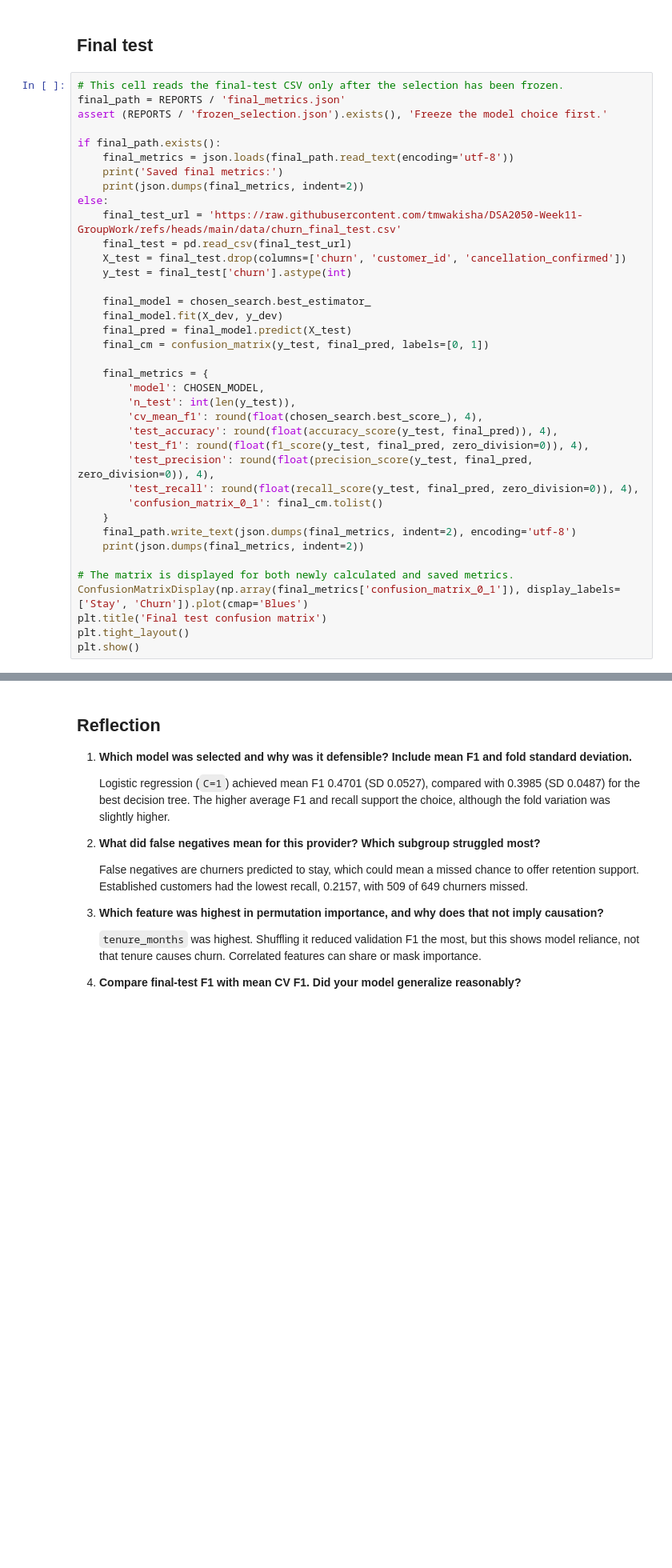
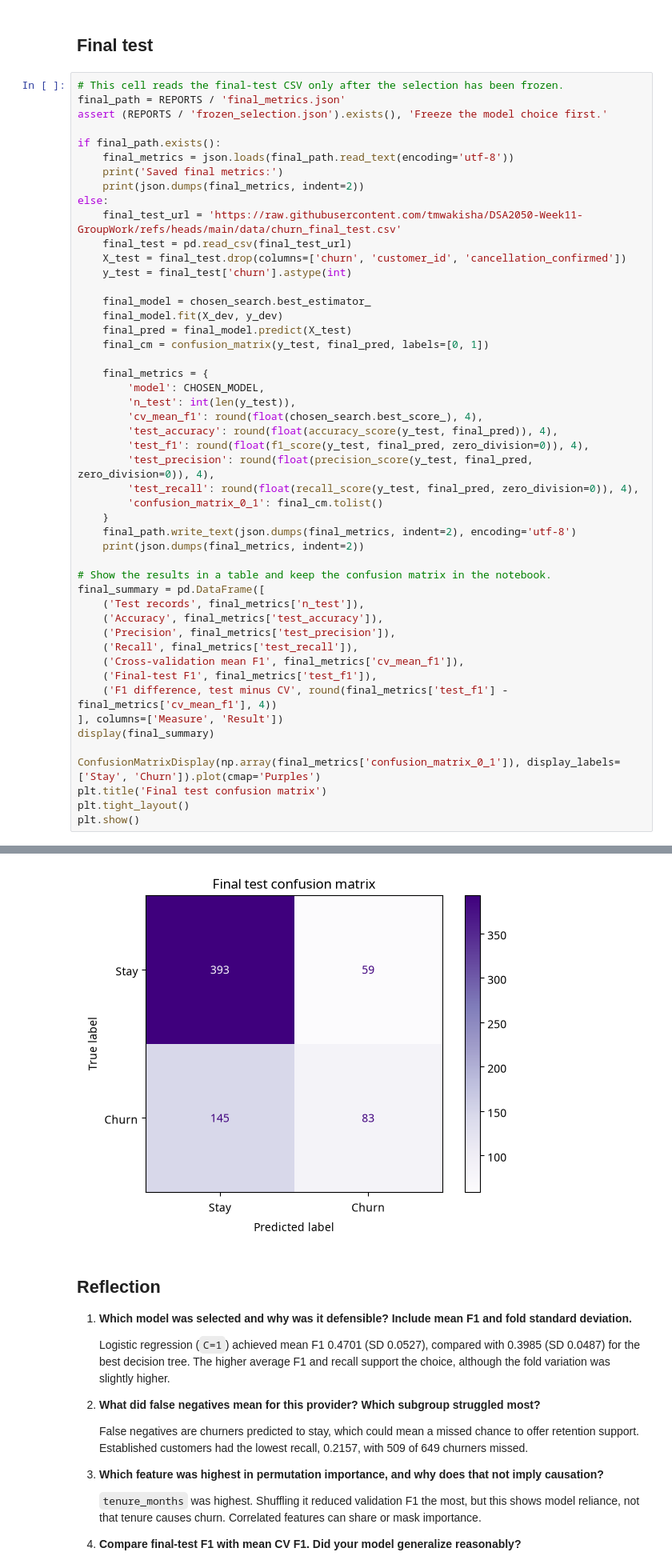
Before and after one commit to tmwakisha/DSA2050-Week11-GroupWork, a Jupyter notebook: notebooks/Week 11 Model Selection Lab.ipynb, the cells around one changed output, grey strips where cells are left out. Shown at 80% size. Saved outputs shown, nothing was run; the diff lists cells and outputs as text; blank space fills up the shorter version.

```diff
--- a/notebooks/Week 11 Model Selection Lab.ipynb
+++ b/notebooks/Week 11 Model Selection Lab.ipynb
@@ -370,8 +370,20 @@ else:
     final_path.write_text(json.dumps(final_metrics, indent=2), encoding='utf-8')
     print(json.dumps(final_metrics, indent=2))
 
-# The matrix is displayed for both newly calculated and saved metrics.
-ConfusionMatrixDisplay(np.array(final_metrics['confusion_matrix_0_1']), display_labels=['Stay', 'Churn']).plot(cmap='Blues')
+# Show the results in a table and keep the confusion matrix in the notebook.
+final_summary = pd.DataFrame([
+    ('Test records', final_metrics['n_test']),
+    ('Accuracy', final_metrics['test_accuracy']),
+    ('Precision', final_metrics['test_precision']),
+    ('Recall', final_metrics['test_recall']),
+    ('Cross-validation mean F1', final_metrics['cv_mean_f1']),
+    ('Final-test F1', final_metrics['test_f1']),
+    ('F1 difference, test minus CV', round(final_metrics['test_f1'] - final_metrics['cv_mean_f1'], 4))
+], columns=['Measure', 'Result'])
+display(final_summary)
+
+ConfusionMatrixDisplay(np.array(final_metrics['confusion_matrix_0_1']), display_labels=['Stay', 'Churn']).plot(cmap='Purples')
 plt.title('Final test confusion matrix')
 plt.tight_layout()
 plt.show()
+# %% [output]
@@ -378,3 +418,4 @@ plt.show()
+[figure, added]
 # %% [markdown]
 ## Reflection
 
```
Also changed, not shown: parts of 3 cells of this notebook, 3 other files.
